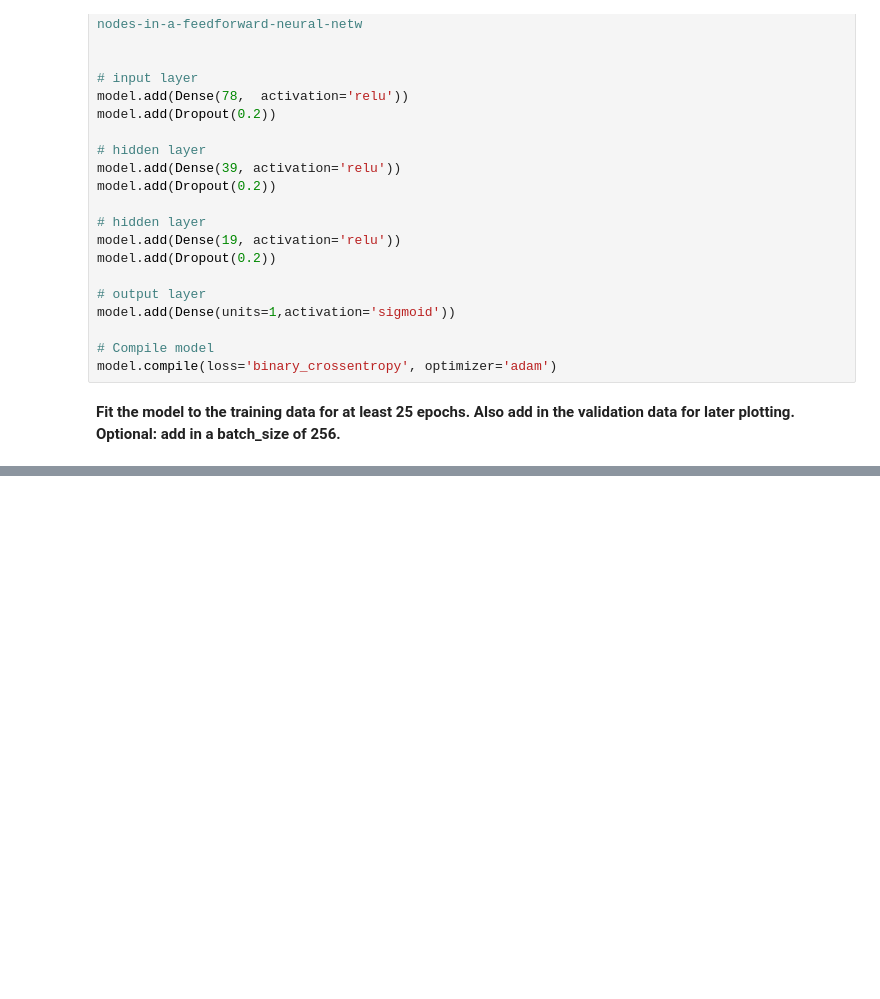
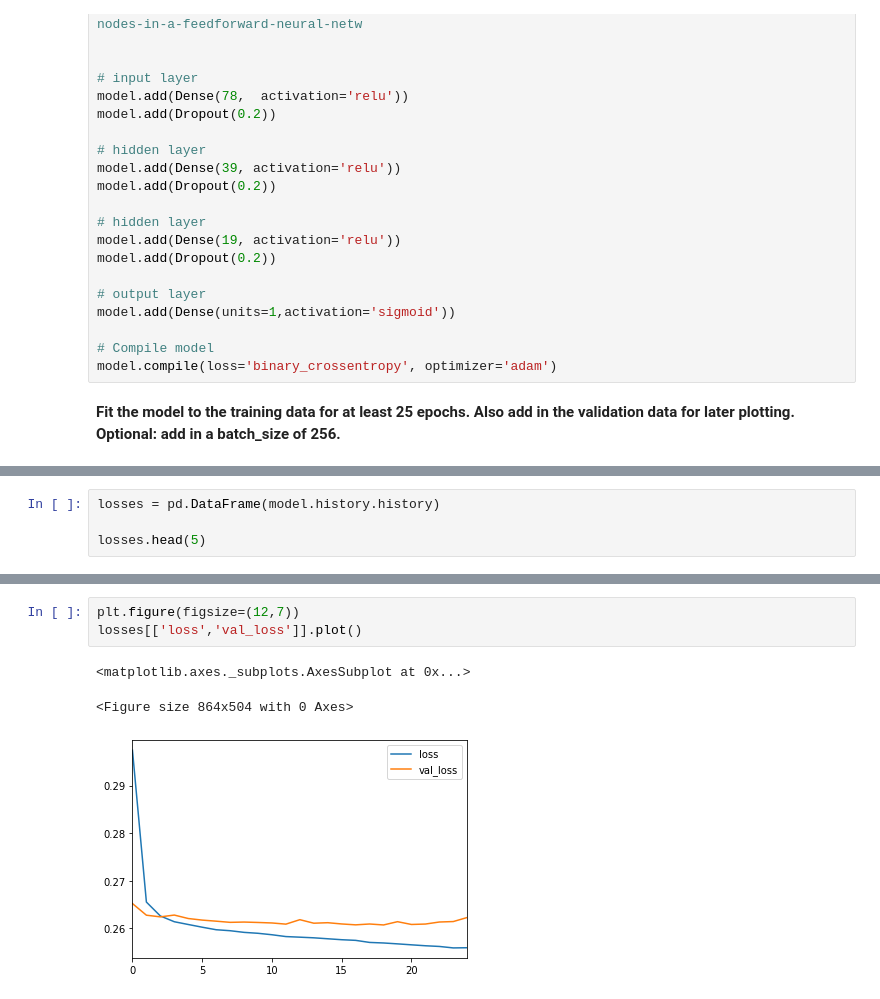
Before and after one commit to R-aryan/Lending-Club-loan, a Jupyter notebook: Lending_Club_Loan.ipynb, the cells around one changed output, grey strips where cells are left out. Cells and saved outputs as stored; diff of their text form; blank space fills up the shorter version.

Commit message:
model evaluation

```diff
--- a/Lending_Club_Loan.ipynb
+++ b/Lending_Club_Loan.ipynb
@@ -1113,0 +1115,4 @@ Epoch 7/25
+# %%
+losses = pd.DataFrame(model.history.history)
+
+losses.head(5)
@@ -1113,0 +1126,7 @@ Epoch 7/25
+# %%
+plt.figure(figsize=(12,7))
+losses[['loss','val_loss']].plot()
+# %% [output]
+<matplotlib.axes._subplots.AxesSubplot at 0x...>
+<Figure size 864x504 with 0 Axes>
+[figure, added]
```
Also changed, not shown: parts of 3 cells of this notebook.
